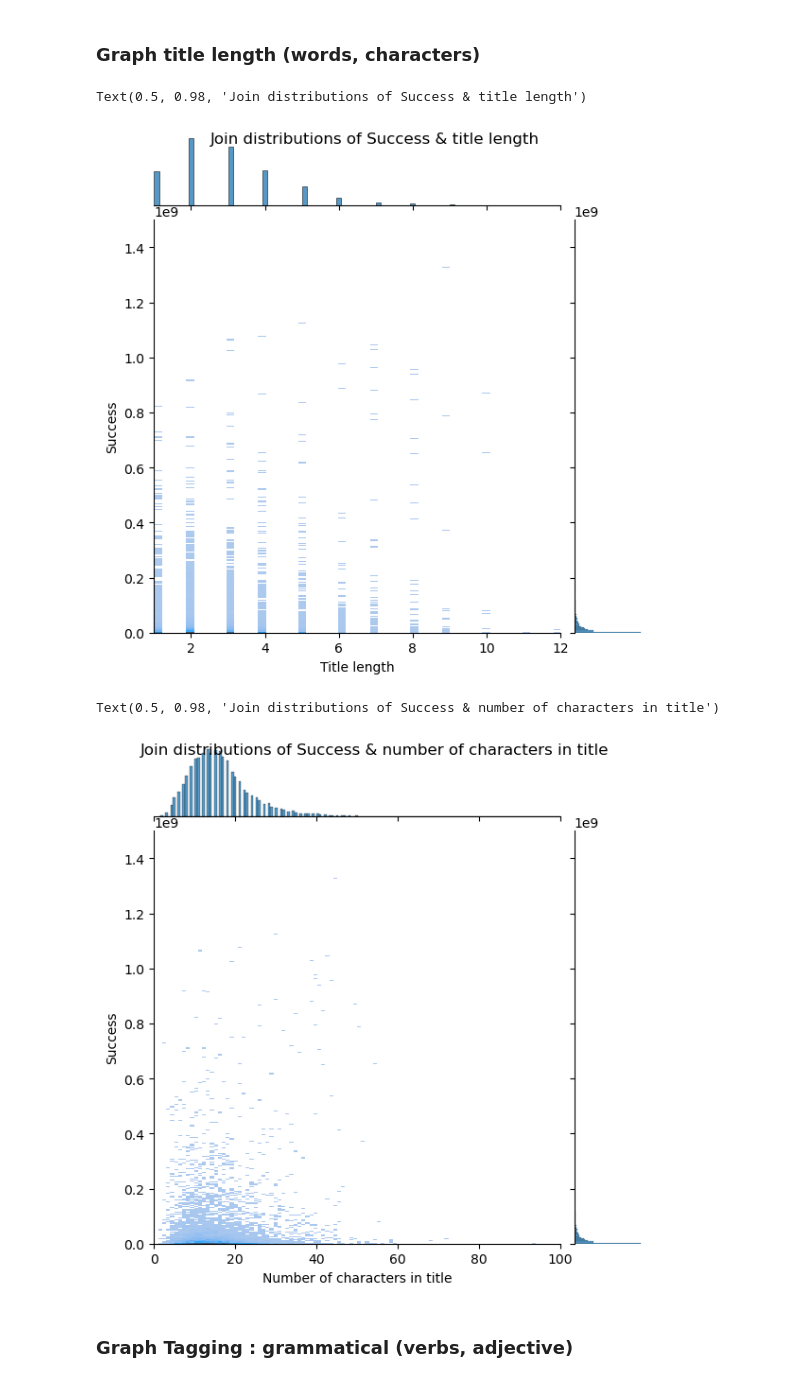
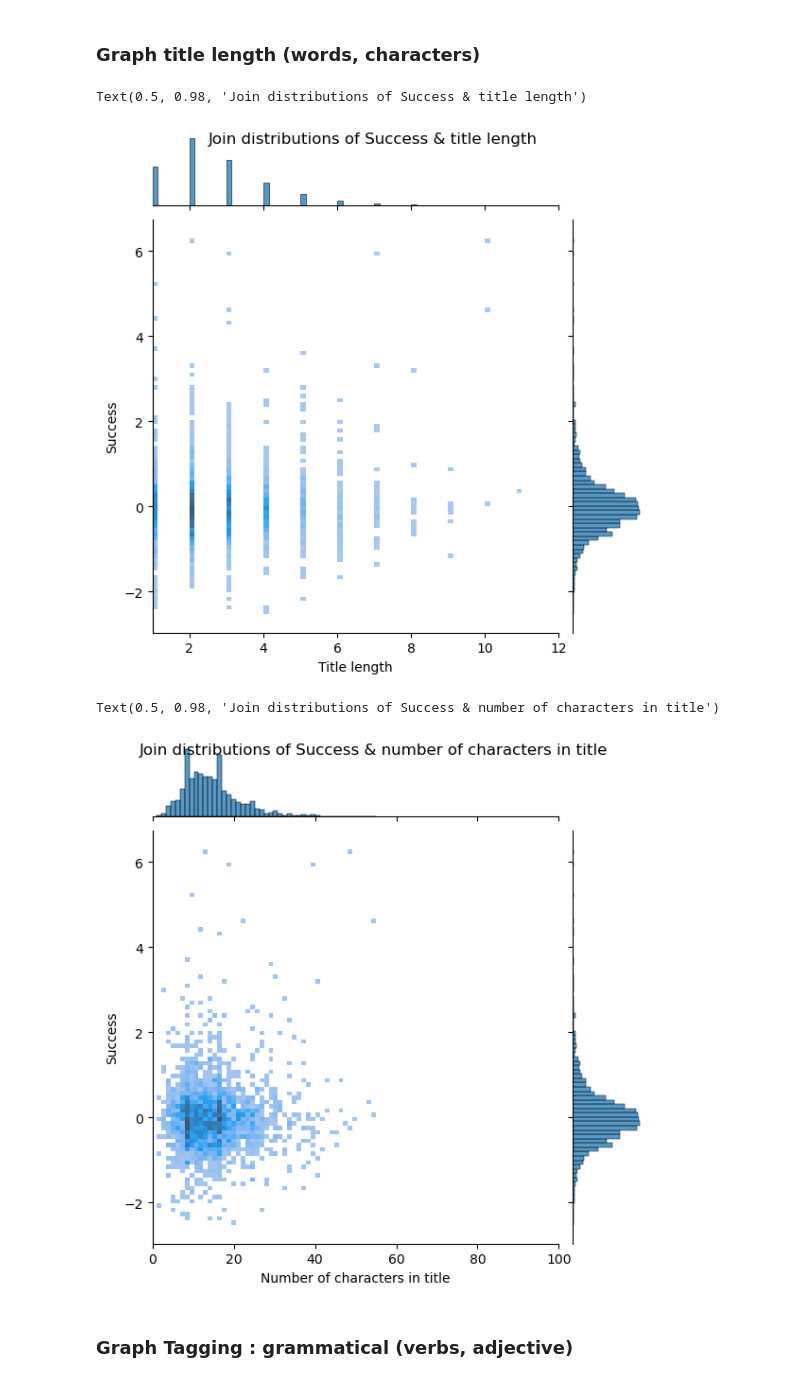
Before and after one commit to epfl-ada/ada-2023-project-randada, a Jupyter notebook: Key_Features.ipynb, the cells around one changed output. Saved outputs shown, nothing was run; the diff lists cells and outputs as text; code cells hidden in the pictures.

```diff
--- a/Key_Features.ipynb
+++ b/Key_Features.ipynb
@@ -22,7 +20,7 @@ True
 # %%
 # importing the data
 
-movies=pd.read_csv('Data/movies_preprocessed.csv')
+movies=pd.read_csv('Data/success_data.csv')
 movies.head()
 # %% [output]
 |  | Unnamed: 0 | Wikipedia_movie_ID | Freebase_movie_ID | Movie_name | Movie_release_date | ... |
@@ -45,7 +44,7 @@ movies['Title_length'] = movies['Movie_name'].apply(count_words)
 # Plot the join distributions of audience IMdB rating & title length
 # As there are more short titles, looking only at the mean rating for each title length is biased
 
-jplot = sns.jointplot(x='Title_length', y='Movie_box_office_revenue', data=movies, kind='hist', xlim=(1,12),ylim=(0,1500000000))
+jplot = sns.jointplot(x='Title_length', y='Success_indicator', data=movies, kind='hist', xlim=(1,12))
 #jplot = sns.jointplot(x='Title_length', y='Audience_imdb_rating', data=cmu_imdb, kind='hist', xlim=(1,12))
 
 plt.xlabel('Title length')
@@ -53,21 +52,21 @@ plt.ylabel('Success') # TO CHANGE WITH FINAL DATAFRAME
 jplot.fig.suptitle('Join distributions of Success & title length')
 # %% [output]
 Text(0.5, 0.98, 'Join distributions of Success & title length')
-[figure, old version]
+[figure, new version]
 # %%
 # Add column with title length
 movies['Title_characters'] = movies['Movie_name'].apply(len)
 # %%
 # Plot the join distributions of success indicator & number of characters in the title
 
-jplot = sns.jointplot(x='Title_characters', y='Movie_box_office_revenue', data=movies, kind='hist',xlim=(0,100),ylim=(0,1500000000))
+jplot = sns.jointplot(x='Title_characters', y='Success_indicator', data=movies, kind='hist',xlim=(0,100))
 
 plt.xlabel('Number of characters in title')
 plt.ylabel('Success') # TO CHANGE WITH FINAL DATAFRAME
 jplot.fig.suptitle('Join distributions of Success & number of characters in title')
 # %% [output]
 Text(0.5, 0.98, 'Join distributions of Success & number of characters in title')
-[figure, old version]
+[figure, new version]
 # %% [markdown]
 ### Graph Tagging : grammatical (verbs, adjective)
 # %%
```
Also changed, not shown: parts of 13 cells of this notebook.
